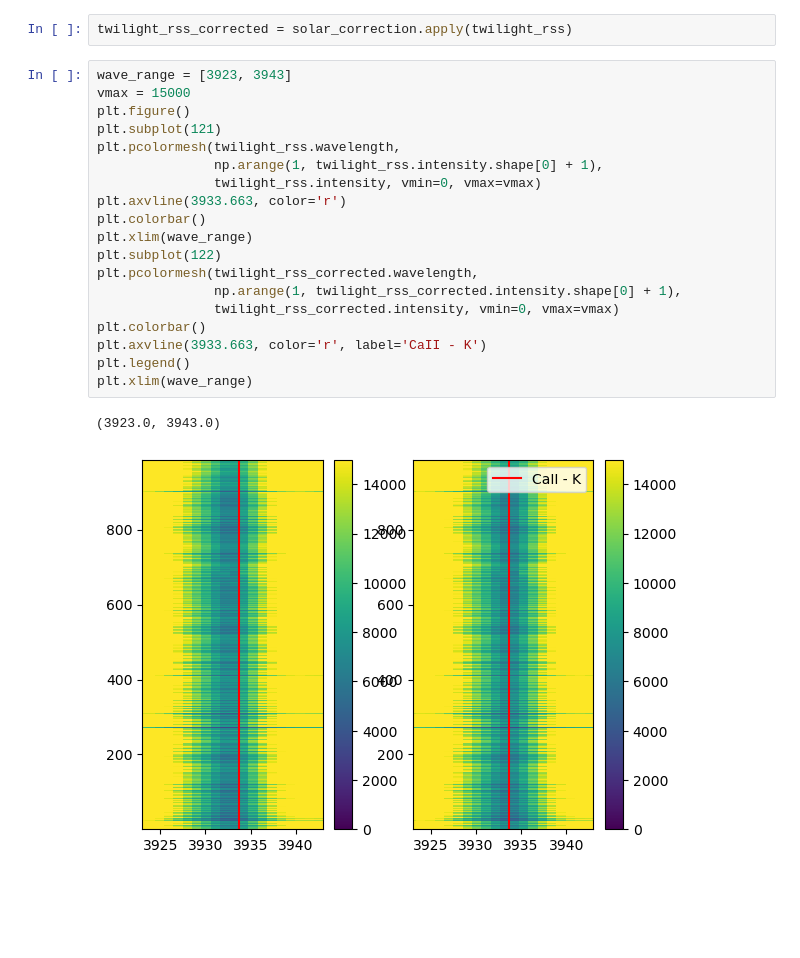
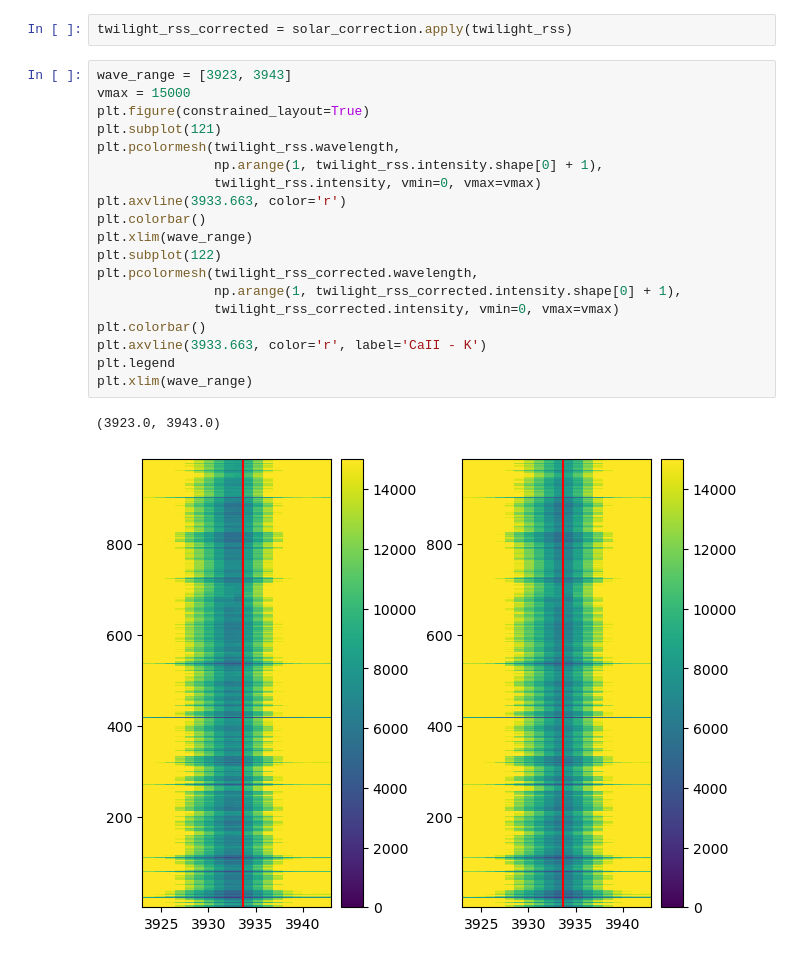
Before and after one commit to pykoala/pykoala, a Jupyter notebook: tutorials/wavelength_offset_correction.ipynb, the cells around one changed output. Saved outputs shown, nothing was run; the diff lists cells and outputs as text; blank space fills up the shorter version.

```diff
--- a/tutorials/wavelength_offset_correction.ipynb
+++ b/tutorials/wavelength_offset_correction.ipynb
@@ -108,22 +110,22 @@ twilight_rss_corrected = solar_correction.apply(twilight_rss)
 # %%
 wave_range = [3923, 3943]
 vmax = 15000
-plt.figure()
+plt.figure(constrained_layout=True)
 plt.subplot(121)
 plt.pcolormesh(twilight_rss.wavelength,
                np.arange(1, twilight_rss.intensity.shape[0] + 1),
                twilight_rss.intensity, vmin=0, vmax=vmax)
 plt.axvline(3933.663, color='r')
 plt.colorbar()
 plt.xlim(wave_range)
 plt.subplot(122)
 plt.pcolormesh(twilight_rss_corrected.wavelength,
                np.arange(1, twilight_rss_corrected.intensity.shape[0] + 1),
                twilight_rss_corrected.intensity, vmin=0, vmax=vmax)
 plt.colorbar()
 plt.axvline(3933.663, color='r', label='CaII - K')
-plt.legend()
+plt.legend
 plt.xlim(wave_range)
 # %% [output]
 (3923.0, 3943.0)
-[figure, old version]
+[figure, new version]
```
Also changed, not shown: parts of 17 cells of this notebook.
